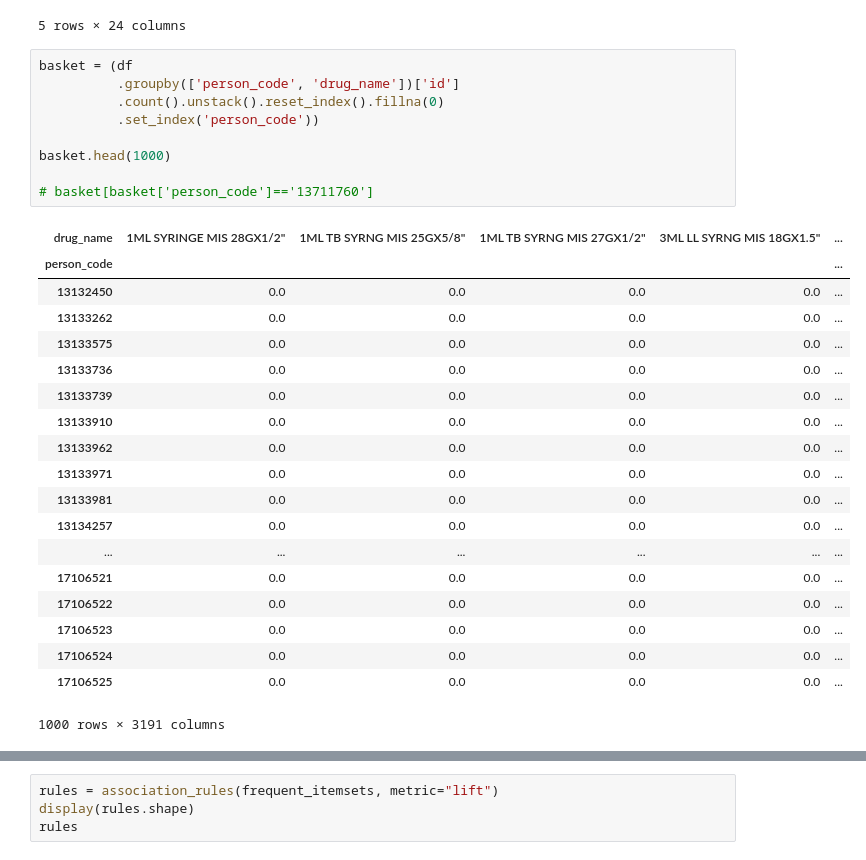
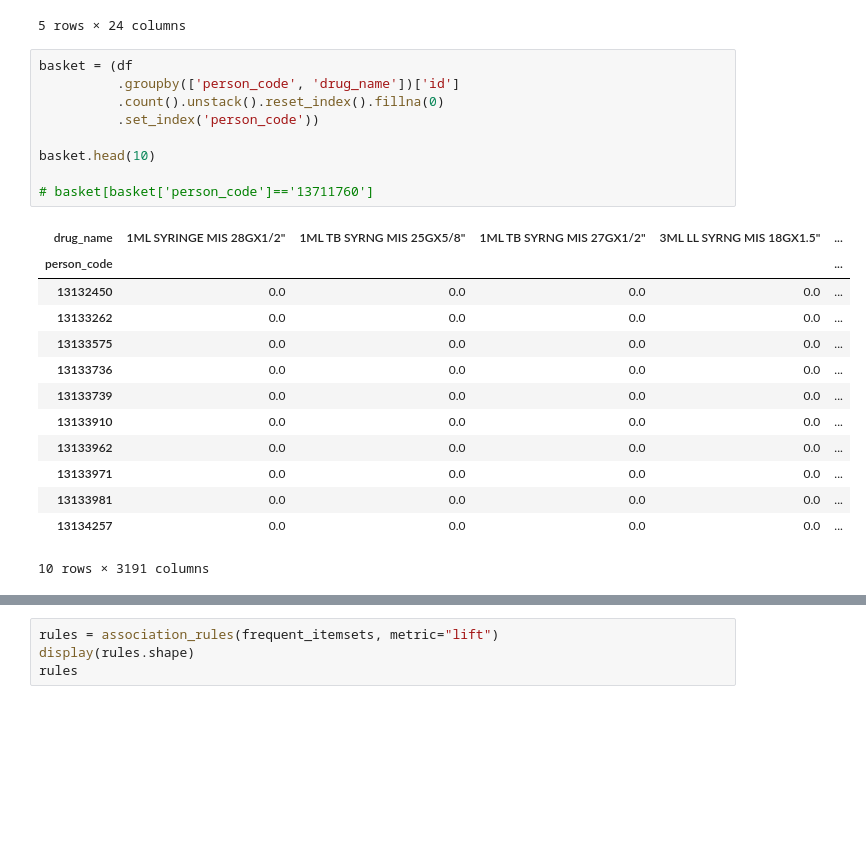
Before and after one commit to DorkNstein/data_modeling, a Jupyter notebook: market_basket_drug.ipynb, the cells around one changed output, grey strips where cells are left out. Saved outputs shown, nothing was run; the diff lists cells and outputs as text; blank space fills up the shorter version.

```diff
--- a/market_basket_drug.ipynb
+++ b/market_basket_drug.ipynb
@@ -54,32 +54,26 @@ df.head()
 # %%
 basket = (df
           .groupby(['person_code', 'drug_name'])['id']
           .count().unstack().reset_index().fillna(0)
           .set_index('person_code'))
 
-basket.head(1000)
+basket.head(10)
 
 # basket[basket['person_code']=='13711760']
 # %% [output]
 | drug_name | 1ML SYRINGE MIS 28GX1/2" | 1ML TB SYRNG MIS 25GX5/8" | 1ML TB SYRNG MIS 27GX1/2" | 3ML LL SYRNG MIS 18GX1.5" | ... |
 | person_code |  |  |  |  | ... |
 | 13132450 | 0.0 | 0.0 | 0.0 | 0.0 | ... |
 | 13133262 | 0.0 | 0.0 | 0.0 | 0.0 | ... |
 | 13133575 | 0.0 | 0.0 | 0.0 | 0.0 | ... |
 | 13133736 | 0.0 | 0.0 | 0.0 | 0.0 | ... |
 | 13133739 | 0.0 | 0.0 | 0.0 | 0.0 | ... |
 | 13133910 | 0.0 | 0.0 | 0.0 | 0.0 | ... |
 | 13133962 | 0.0 | 0.0 | 0.0 | 0.0 | ... |
 | 13133971 | 0.0 | 0.0 | 0.0 | 0.0 | ... |
 | 13133981 | 0.0 | 0.0 | 0.0 | 0.0 | ... |
 | 13134257 | 0.0 | 0.0 | 0.0 | 0.0 | ... |
-| ... | ... | ... | ... | ... | ... |
-| 17106521 | 0.0 | 0.0 | 0.0 | 0.0 | ... |
-| 17106522 | 0.0 | 0.0 | 0.0 | 0.0 | ... |
-| 17106523 | 0.0 | 0.0 | 0.0 | 0.0 | ... |
-| 17106524 | 0.0 | 0.0 | 0.0 | 0.0 | ... |
-| 17106525 | 0.0 | 0.0 | 0.0 | 0.0 | ... |
-1000 rows × 3191 columns
+10 rows × 3191 columns
 # %%
 def encode_units(x):
     if x <= 0:
```
Also changed, not shown: parts of 6 cells of this notebook.
